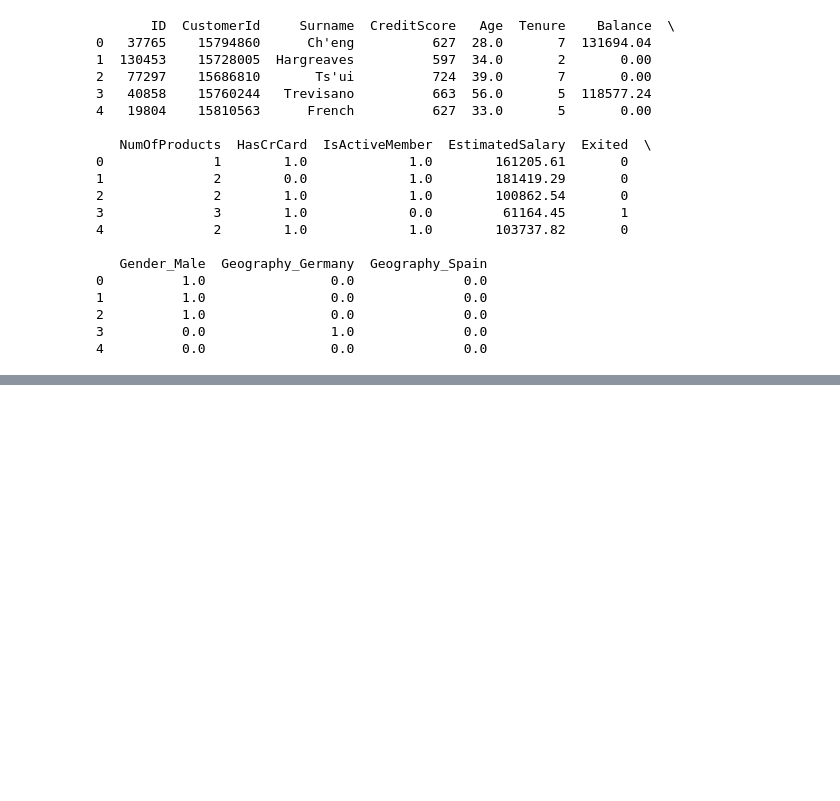
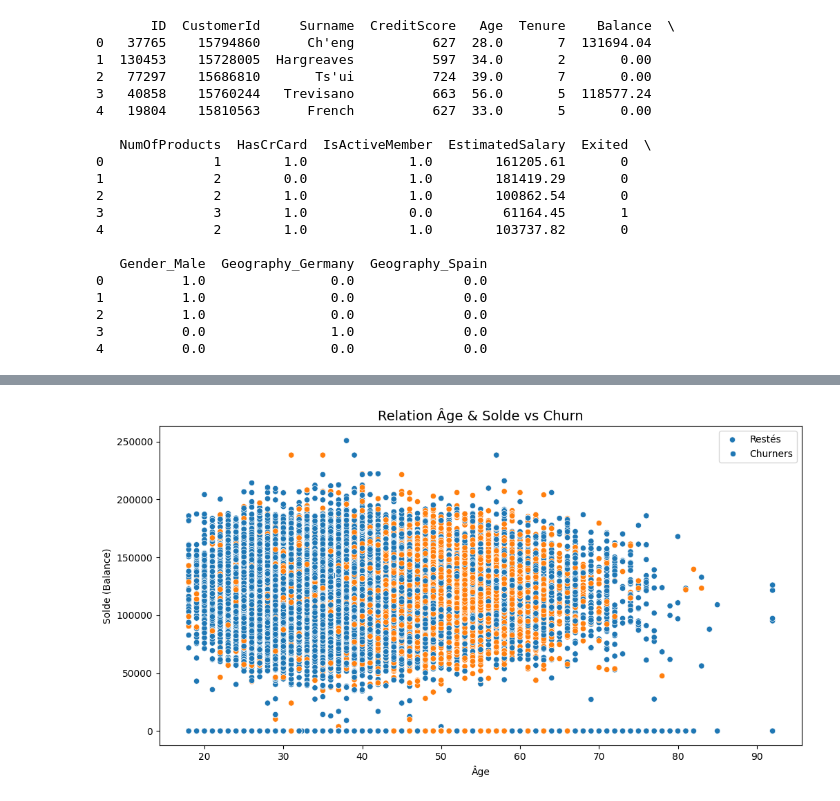
Before and after one commit to WolfgangReip/MachineLearnia-Module-1-Les-6-pilliers-de-l-IA, a Jupyter notebook: 4_ClassificationBankChurn/analysis/exploration.ipynb, the cells around one changed output, grey strips where cells are left out. Drawn from its saved outputs; the diff is of its cells as text; code cells hidden in the pictures; blank space fills up the shorter version.

```diff
--- a/4_ClassificationBankChurn/analysis/exploration.ipynb
+++ b/4_ClassificationBankChurn/analysis/exploration.ipynb
@@ -220,0 +284,10 @@ ValueError: could not convert string to float: "Ch'eng"
+# %%
+plt.figure(figsize=(12, 6))
+sns.scatterplot(x="Age", y="Balance", hue="Exited", data=df)
+plt.title("Relation Âge & Solde vs Churn", fontsize=14)
+plt.xlabel("Âge")
+plt.ylabel("Solde (Balance)")
+plt.legend(["Restés", "Churners"])
+plt.show()
+# %% [output]
+[figure, added]
```
Also changed, not shown: parts of 7 cells of this notebook, 6 other files.
